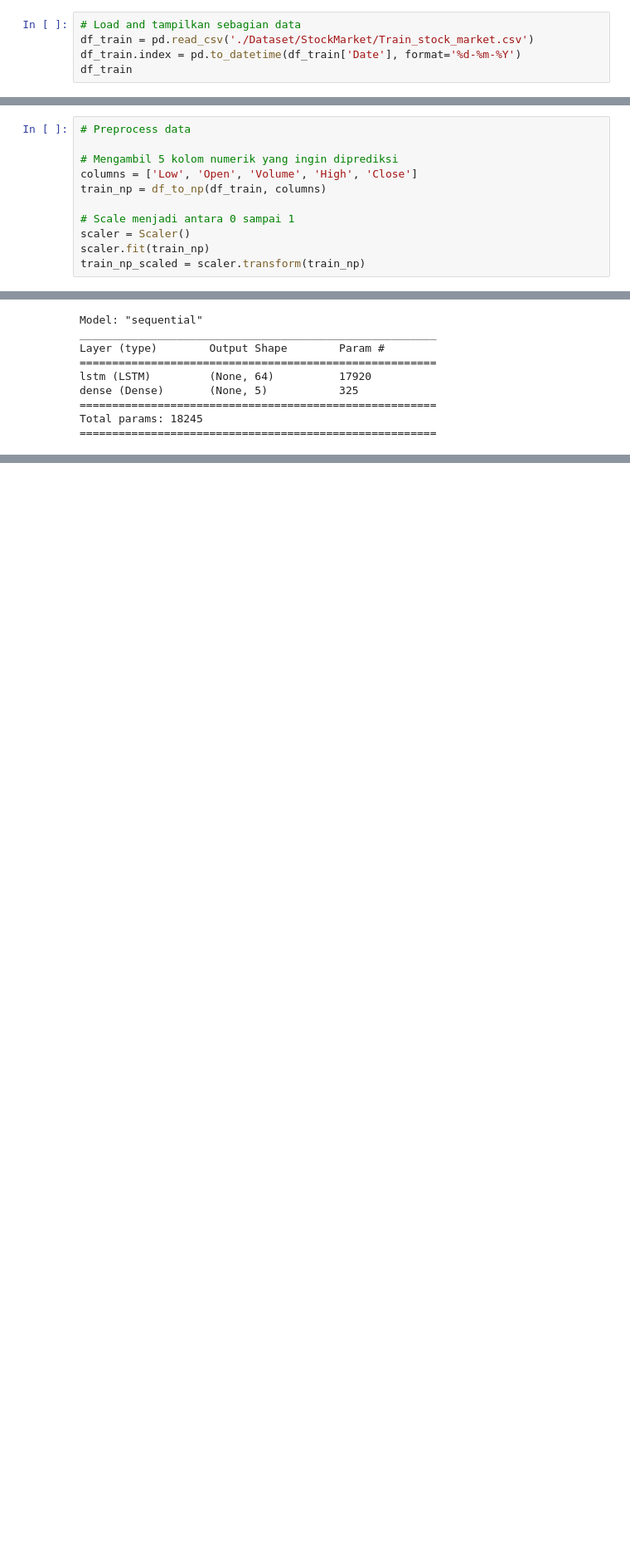
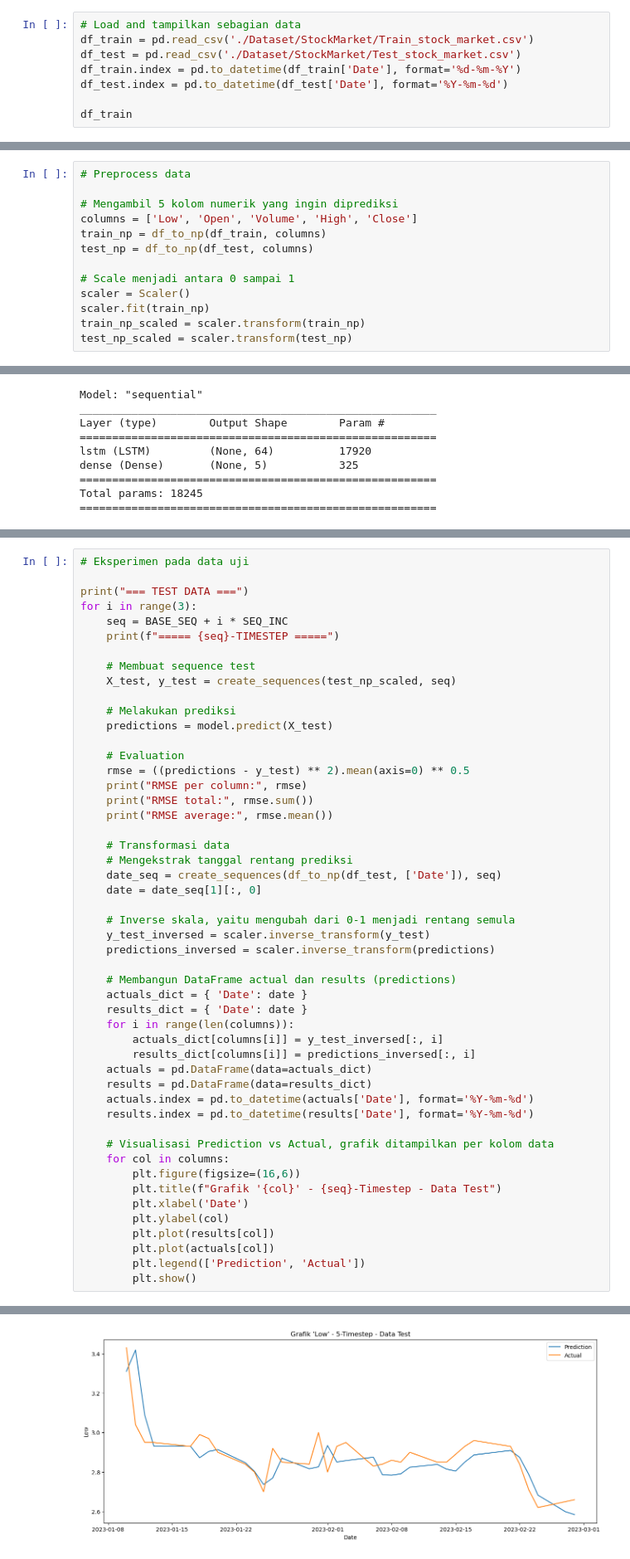
Before and after one commit to lizardyy/Tubes_CNN, a Jupyter notebook: lstm_experiment.ipynb, the cells around one changed output, grey strips where cells are left out. Shown at 83% size. Saved outputs shown, nothing was run; the diff lists cells and outputs as text; blank space fills up the shorter version.

```diff
--- a/lstm_experiment.ipynb
+++ b/lstm_experiment.ipynb
@@ -13,7 +15,10 @@ import matplotlib.pyplot as plt
 # %%
 # Load and tampilkan sebagian data
 df_train = pd.read_csv('./Dataset/StockMarket/Train_stock_market.csv')
+df_test = pd.read_csv('./Dataset/StockMarket/Test_stock_market.csv')
 df_train.index = pd.to_datetime(df_train['Date'], format='%d-%m-%Y')
+df_test.index = pd.to_datetime(df_test['Date'], format='%Y-%m-%d')
+
 df_train
 # %% [output]
 |  | Date | Low | Open | Volume | High | Close | Adjusted Close |
@@ -56,11 +61,13 @@ def create_sequences(data, seq_length):
 # Mengambil 5 kolom numerik yang ingin diprediksi
 columns = ['Low', 'Open', 'Volume', 'High', 'Close']
 train_np = df_to_np(df_train, columns)
+test_np = df_to_np(df_test, columns)
 
 # Scale menjadi antara 0 sampai 1
 scaler = Scaler()
 scaler.fit(train_np)
 train_np_scaled = scaler.transform(train_np)
+test_np_scaled = scaler.transform(test_np)
 # %%
 # Load model
 # Memuat model dengan weight yang sudah tersimpan
@@ -155 +165,52 @@ RMSE average: 1.4643269235854075
 ... (6 outputs left out)
+# %%
+# Eksperimen pada data uji
+
+print("=== TEST DATA ===")
+for i in range(3):
+    seq = BASE_SEQ + i * SEQ_INC
+    print(f"===== {seq}-TIMESTEP =====")
+
+    # Membuat sequence test
+    X_test, y_test = create_sequences(test_np_scaled, seq)
+
+    # Melakukan prediksi
+    predictions = model.predict(X_test)
+
+    # Evaluation
+    rmse = ((predictions - y_test) ** 2).mean(axis=0) ** 0.5
+    print("RMSE per column:", rmse)
+    print("RMSE total:", rmse.sum())
+    print("RMSE average:", rmse.mean())
+
+    # Transformasi data
+    # Mengekstrak tanggal rentang prediksi
+    date_seq = create_sequences(df_to_np(df_test, ['Date']), seq)
+    date = date_seq[1][:, 0]
+
+    # Inverse skala, yaitu mengubah dari 0-1 menjadi rentang semula
+    y_test_inversed = scaler.inverse_transform(y_test)
+    predictions_inversed = scaler.inverse_transform(predictions)
+
+    # Membangun DataFrame actual dan results (predictions)
+    actuals_dict = { 'Date': date }
+    results_dict = { 'Date': date }
+    for i in range(len(columns)):
+        actuals_dict[columns[i]] = y_test_inversed[:, i]
+        results_dict[columns[i]] = predictions_inversed[:, i]
+    actuals = pd.DataFrame(data=actuals_dict)
+    results = pd.DataFrame(data=results_dict)
+    actuals.index = pd.to_datetime(actuals['Date'], format='%Y-%m-%d')
+    results.index = pd.to_datetime(results['Date'], format='%Y-%m-%d')
+
+    # Visualisasi Prediction vs Actual, grafik ditampilkan per kolom data
+    for col in columns:
+        plt.figure(figsize=(16,6))
+        plt.title(f"Grafik '{col}' - {seq}-Timestep - Data Test")
+        plt.xlabel('Date')
+        plt.ylabel(col)
+        plt.plot(results[col])
+        plt.plot(actuals[col])
+        plt.legend(['Prediction', 'Actual'])
+        plt.show()
+# %% [output]
@@ -155,0 +222 @@ RMSE average: 1.4643269235854075
+[figure, added]
```
Also changed, not shown: parts of 4 cells of this notebook, 1 other file.
